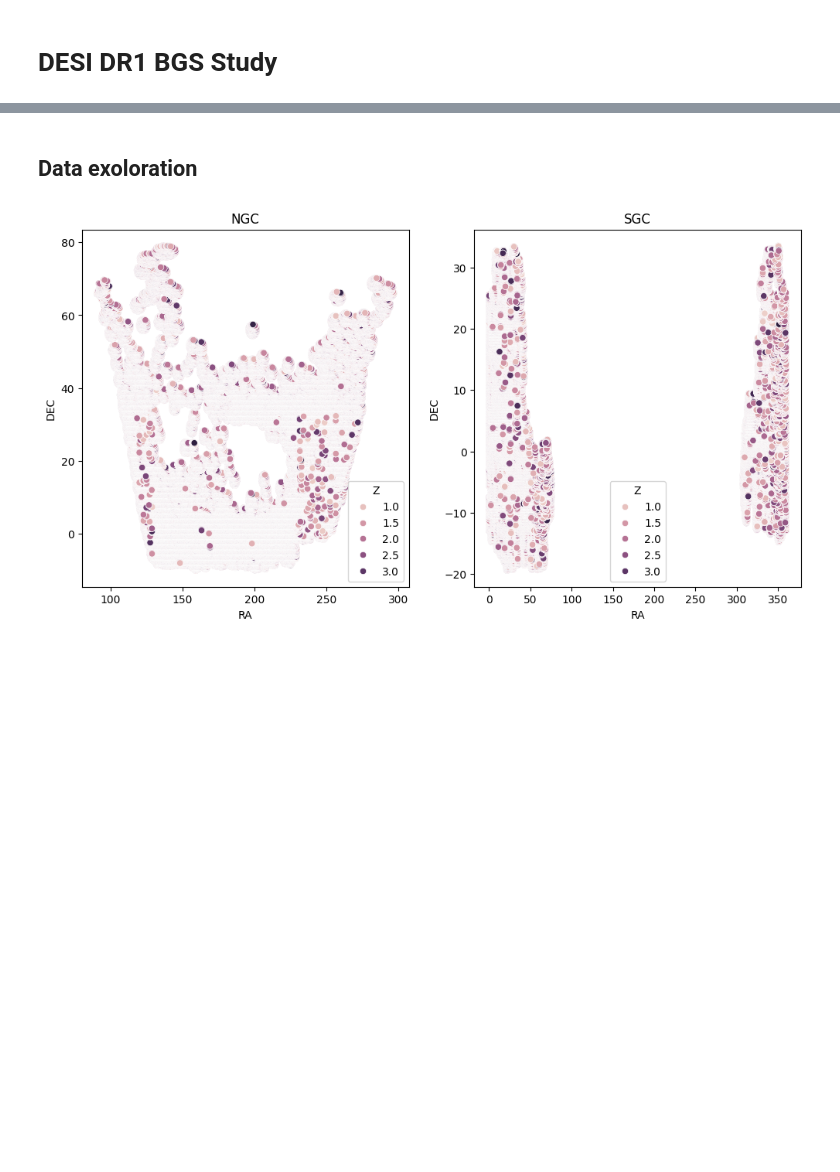
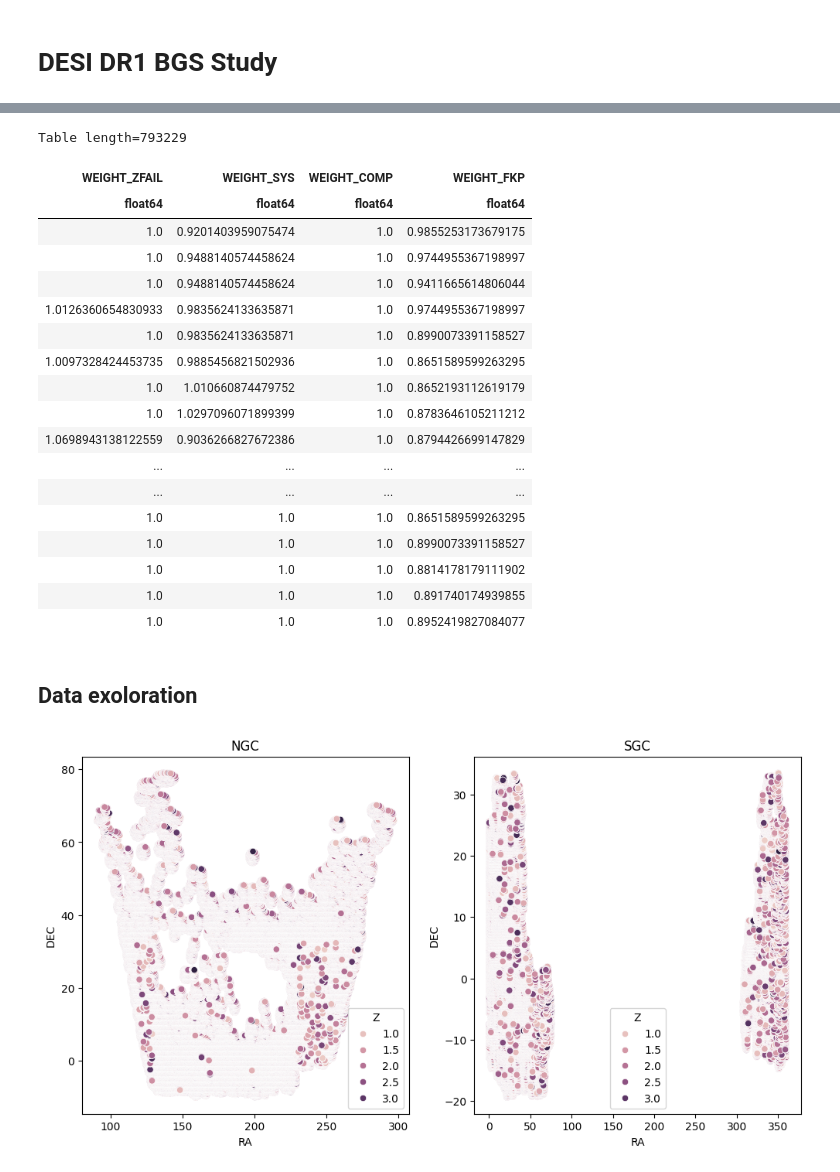
Before and after one commit to johannct/M2_Stage_Code, a Jupyter notebook: DESI QSO.ipynb, the cells around one changed output, grey strips where cells are left out. Saved outputs shown, nothing was run; the diff lists cells and outputs as text; code cells hidden in the pictures; blank space fills up the shorter version.

```diff
--- a/DESI QSO.ipynb
+++ b/DESI QSO.ipynb
@@ -13,7 +13,7 @@ import matplotlib.pyplot as plt
 from Simulation.simulMap import *
 # %%
 #File names:
-DIR = "Data DESI/"
+DIR = "data/Data DESI/"
 outputDIR = DIR + "DESI Figures/" #to save figures
 output_path = outputDIR + "DESI_DR1_QSO_" #common suffix to every figures
 FILE_NGC = DIR + "QSO_NGC_clustering.dat.fits"
@@ -44,3 +44,6 @@ Table length=793229
 | 39633087163795898 | 1 | 260.1857459182986 | 40.5113190097458 | N | 1.9391973669316525 | 0.9334163036714375 | 1.0 | 1.0 | -1 .. -1 | ... |
 | 39633087163796211 | 1 | 260.2074071324303 | 40.425617742929695 | N | 2.0555694165881286 | 0.9334163036714375 | 1.0 | 1.0 | -1 .. -1 | ... |
 | 39633087163796550 | 1 | 260.2317522453242 | 40.449349531260694 | N | 2.0249896493669137 | 0.9334163036714375 | 1.0 | 1.0 | -1 .. -1 | ... |
+# %%
+wcol = [col for col in NGC.colnames if (col.startswith('WEIGHT') and col != "WEIGHT" and col != "WEIGHT_RF")]
+np.prod(NGC[wcol].to_pandas(), axis=1) - NGC["WEIGHT"]
@@ -47,3 +63,25 @@ Table length=793229
+# %%
+NGC[wcol]
+# %% [output]
+Table length=793229
+| WEIGHT_ZFAIL | WEIGHT_SYS | WEIGHT_COMP | WEIGHT_FKP |
+| float64 | float64 | float64 | float64 |
+| 1.0 | 0.9201403959075474 | 1.0 | 0.9855253173679175 |
+| 1.0 | 0.9488140574458624 | 1.0 | 0.9744955367198997 |
+| 1.0 | 0.9488140574458624 | 1.0 | 0.9411665614806044 |
+| 1.0126360654830933 | 0.9835624133635871 | 1.0 | 0.9744955367198997 |
+| 1.0 | 0.9835624133635871 | 1.0 | 0.8990073391158527 |
+| 1.0097328424453735 | 0.9885456821502936 | 1.0 | 0.8651589599263295 |
+| 1.0 | 1.010660874479752 | 1.0 | 0.8652193112619179 |
+| 1.0 | 1.0297096071899399 | 1.0 | 0.8783646105211212 |
+| 1.0698943138122559 | 0.9036266827672386 | 1.0 | 0.8794426699147829 |
+| ... | ... | ... | ... |
+| ... | ... | ... | ... |
+| 1.0 | 1.0 | 1.0 | 0.8651589599263295 |
+| 1.0 | 1.0 | 1.0 | 0.8990073391158527 |
+| 1.0 | 1.0 | 1.0 | 0.8814178179111902 |
+| 1.0 | 1.0 | 1.0 | 0.891740174939855 |
+| 1.0 | 1.0 | 1.0 | 0.8952419827084077 |
 # %% [markdown]
 ## Data exoloration
 # %%
```
Also changed, not shown: parts of 1 cell of this notebook, 4 other files.
